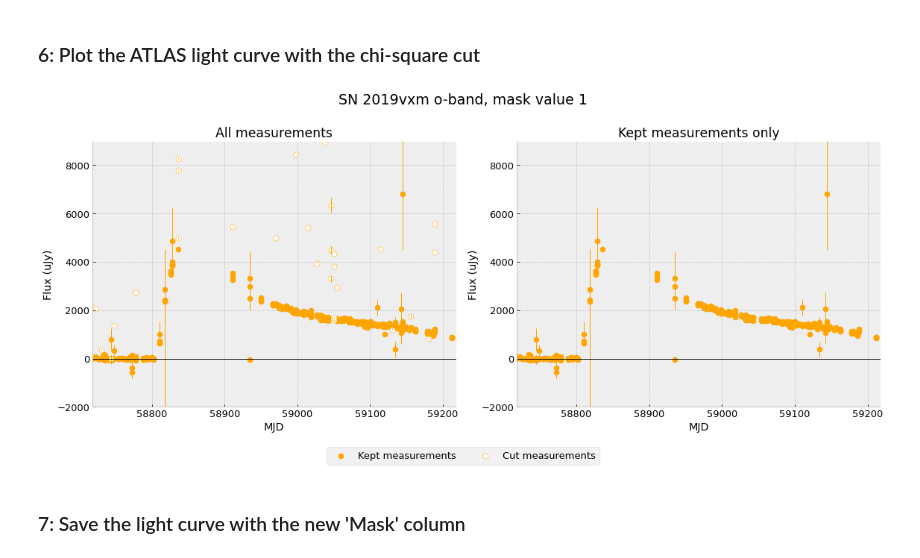
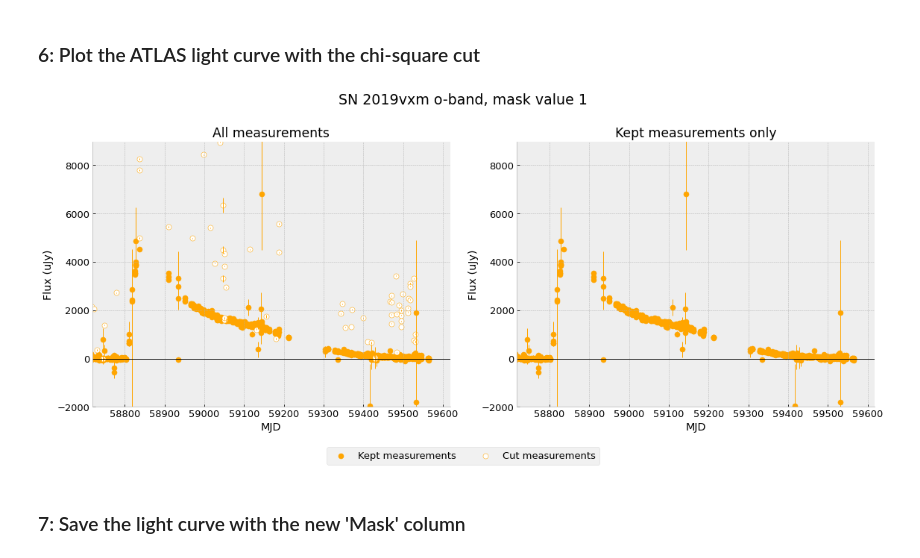
Before and after one commit to srest2021/atclean, a Jupyter notebook: chisquarecut_averaging.ipynb, the cells around one changed output. Drawn from its saved outputs; the diff is of its cells as text; code cells hidden in the pictures.

```diff
--- a/chisquarecut_averaging.ipynb
+++ b/chisquarecut_averaging.ipynb
@@ -924,38 +924,38 @@ def plot_cut_lc(lc_type, mask, xlim_lower=None, xlim_upper=None, ylim_lower=None
         afterdiscdate_i = lc_info[lc_type].ix_inrange(colnames=['MJD'],lowlim=lc_info['discdate']) if lc_type == 'avglc' else lc_info['afterdiscdate_i']
         ylim_upper = scale*get_xth_percentile_flux(lc_type, 95, afterdiscdate_i)
     if xlim_lower is None: xlim_lower = lc_info['discdate'] - 100
-    if xlim_upper is None: xlim_upper = lc_info['discdate'] + 400
+    if xlim_upper is None: xlim_upper = lc_info['discdate'] + 800
     cut.set_ylim(ylim_lower, ylim_upper)
     cut.set_xlim(xlim_lower,xlim_upper)
     clean.set_ylim(ylim_lower, ylim_upper)
     clean.set_xlim(xlim_lower,xlim_upper)
 
     cut.spines.right.set_visible(False)
     cut.spines.top.set_visible(False)
     cut.errorbar(lc_info[lc_type].t.loc[good_ix,'MJD'], lc_info[lc_type].t.loc[good_ix,'uJy'], yerr=lc_info[lc_type].t.loc[good_ix,'duJy'], fmt='none',ecolor=color,elinewidth=1,c=color)
     cut.scatter(lc_info[lc_type].t.loc[good_ix,'MJD'], lc_info[lc_type].t.loc[good_ix,'uJy'], s=50,color=color,marker='o',label='Kept measurements')
     cut.errorbar(lc_info[lc_type].t.loc[bad_ix,'MJD'], lc_info[lc_type].t.loc[bad_ix,'uJy'], yerr=lc_info[lc_type].t.loc[bad_ix,'duJy'], fmt='none',mfc='white',ecolor=color,elinewidth=1,c=color)
     cut.scatter(lc_info[lc_type].t.loc[bad_ix,'MJD'], lc_info[lc_type].t.loc[bad_ix,'uJy'], s=50,facecolors='white',edgecolors=color,marker='o',label='Cut measurements')
     cut.set_title('All measurements')
     cut.axhline(linewidth=1,color='k')
     cut.set_xlabel('MJD')
     cut.set_ylabel('Flux (uJy)')
 
     fig.legend(loc='upper center', bbox_to_anchor=(0.5, 0),ncol=2)
 
     clean.spines.right.set_visible(False)
     clean.spines.top.set_visible(False)
     clean.errorbar(lc_info[lc_type].t.loc[good_ix,'MJD'], lc_info[lc_type].t.loc[good_ix,'uJy'], yerr=lc_info[lc_type].t.loc[good_ix,'duJy'], fmt='none',ecolor=color,elinewidth=1,c=color)
     clean.scatter(lc_info[lc_type].t.loc[good_ix,'MJD'], lc_info[lc_type].t.loc[good_ix,'uJy'], s=50,color=color,marker='o',label='Kept measurements')
     clean.set_title('Kept measurements only')
     clean.axhline(linewidth=1,color='k')
     clean.set_xlabel('MJD')
     clean.set_ylabel('Flux (uJy)')
     clean.set_ylim(ylim_lower, ylim_upper)
 
 plot_cut_lc('lc', flag_chisquare, xlim_lower=xlim_lower, xlim_upper=xlim_upper, ylim_lower=ylim_lower, ylim_upper=ylim_upper)
 # %% [output]
-[figure, old version]
+[figure, new version]
 # %% [markdown]
 ### 7: Save the light curve with the new 'Mask' column
 # %%
```
Also changed, not shown: parts of 1 cell of this notebook, 1 other file.
